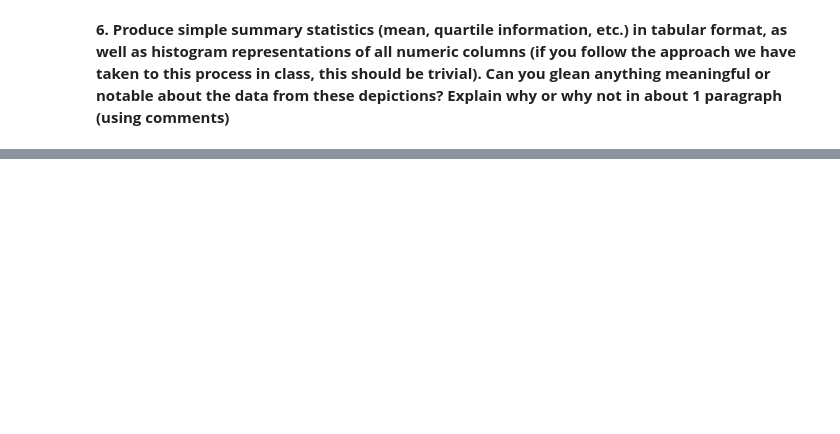
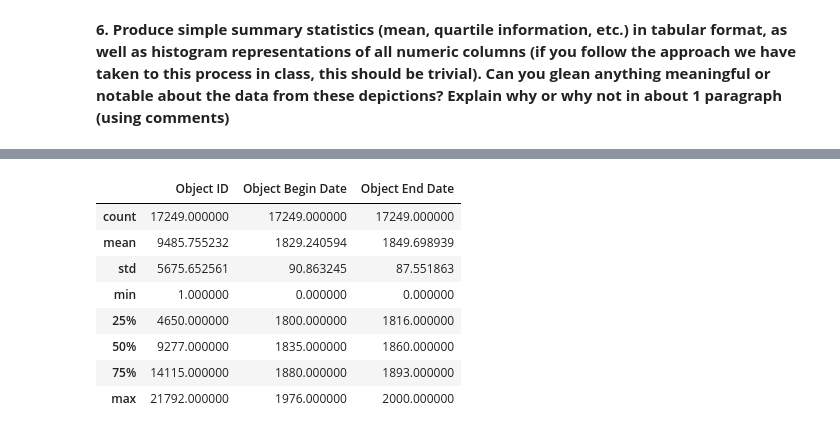
Before and after one commit to DSNortsev/CSE590-PythonAndDataAnalytics, a Jupyter notebook: Mid-term/Mid-term.ipynb, the cells around one changed output, grey strips where cells are left out. Cells and saved outputs as stored; diff of their text form; code cells hidden in the pictures; blank space fills up the shorter version.

```diff
--- a/Mid-term/Mid-term.ipynb
+++ b/Mid-term/Mid-term.ipynb
@@ -141,0 +295,13 @@ ii. For the missing values, substitute the most common value (if more than one a
+# %%
+# Print simple summary statistics
+df.describe()
+# %% [output]
+|  | Object ID | Object Begin Date | Object End Date |
+| count | 17249.000000 | 17249.000000 | 17249.000000 |
+| mean | 9485.755232 | 1829.240594 | 1849.698939 |
+| std | 5675.652561 | 90.863245 | 87.551863 |
+| min | 1.000000 | 0.000000 | 0.000000 |
+| 25% | 4650.000000 | 1800.000000 | 1816.000000 |
+| 50% | 9277.000000 | 1835.000000 | 1860.000000 |
+| 75% | 14115.000000 | 1880.000000 | 1893.000000 |
+| max | 21792.000000 | 1976.000000 | 2000.000000 |
```
Also changed, not shown: parts of 18 cells of this notebook.
